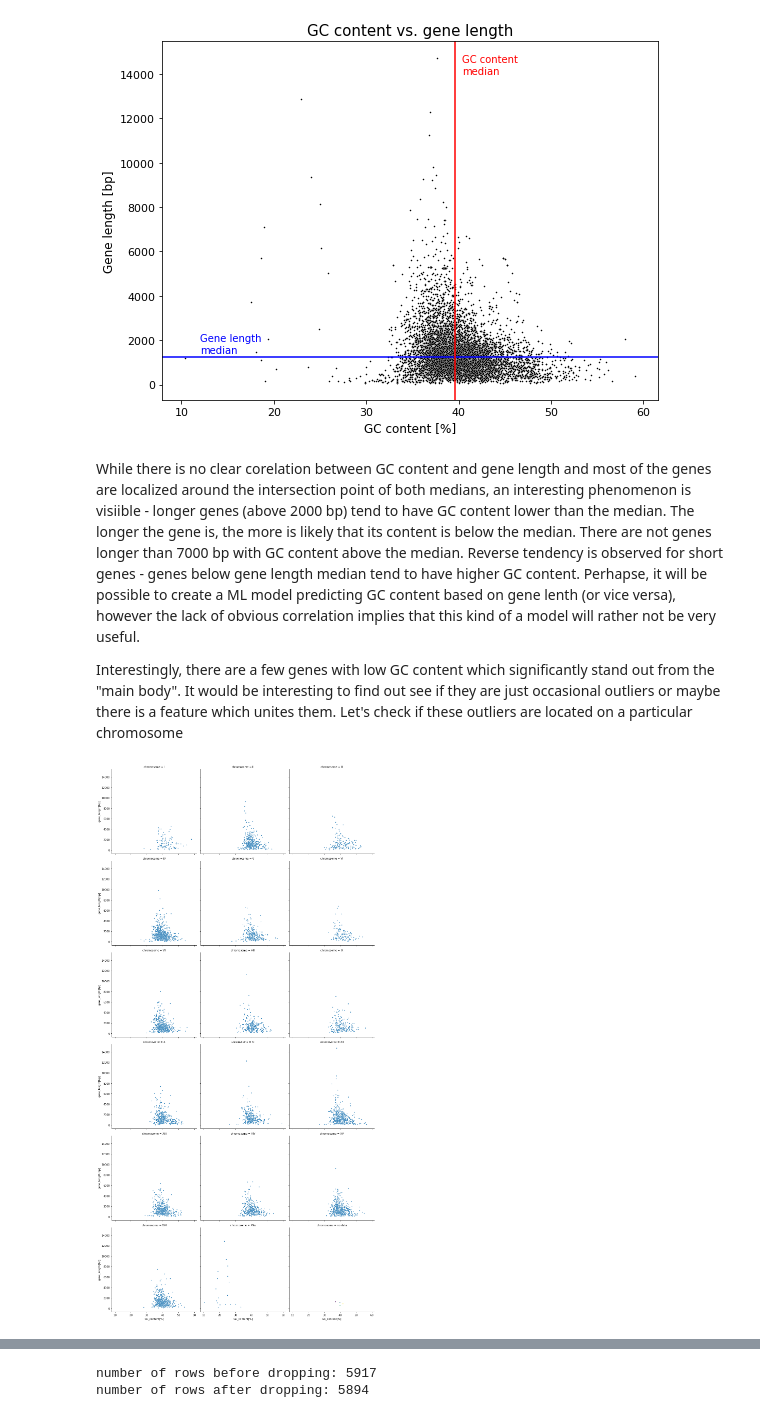
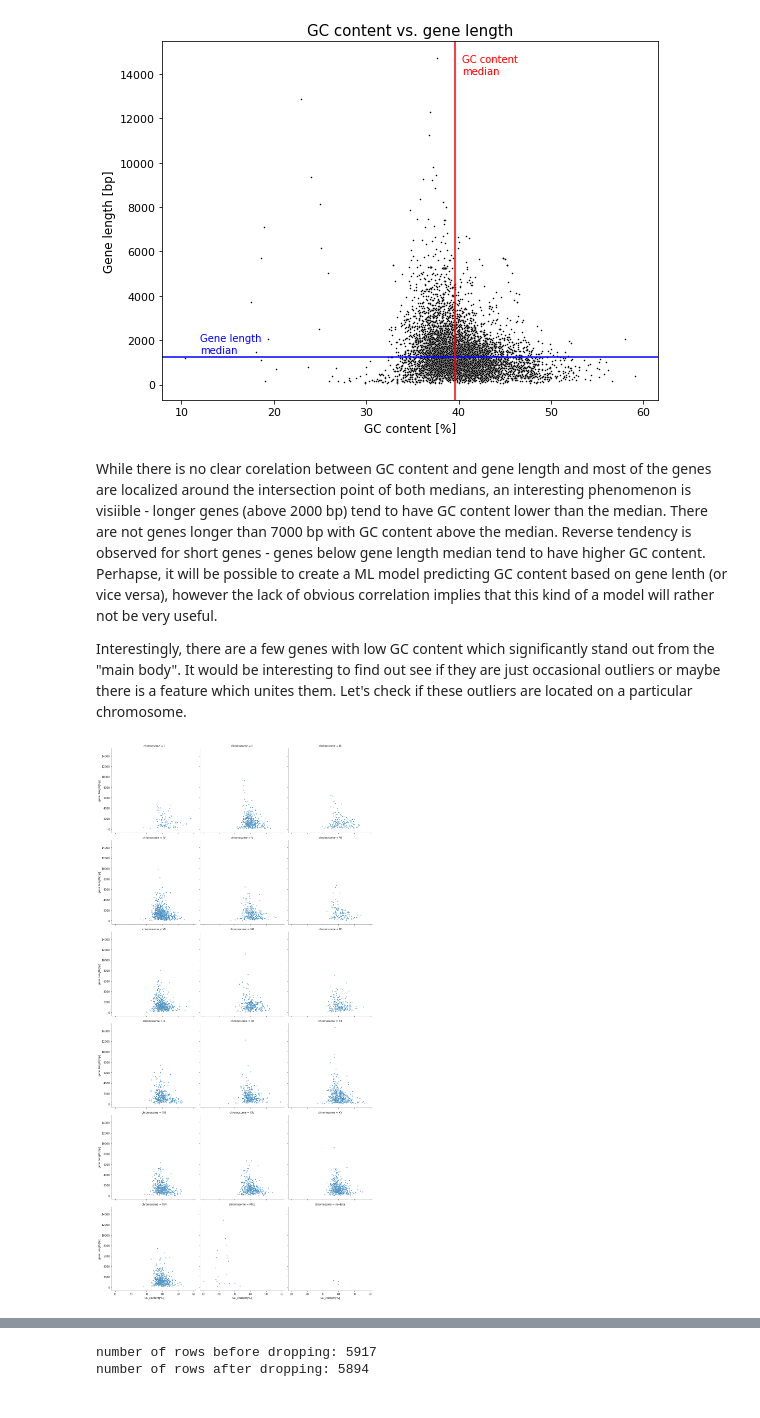
Before and after one commit to piotrsoczewka/Essential_Genes, a Jupyter notebook: Data import and exploratory analysis.ipynb, the cells around one changed output, grey strips where cells are left out. Saved outputs shown, nothing was run; the diff lists cells and outputs as text; code cells hidden in the pictures.

```diff
--- a/Data import and exploratory analysis.ipynb
+++ b/Data import and exploratory analysis.ipynb
@@ -24,7 +22,7 @@ def set_bar_width(ax, new_width):
 # %%
 # Importing data from the orf_genomic.fasta file.
 # Data is assigned to lists, which will serve as a base for creating dataframe.
-all_genes_data = SeqIO.parse("orf_genomic.fasta", "fasta")
+all_genes_data = SeqIO.parse("data/orf_genomic.fasta", "fasta")
 
 # Preparing list for storing extracted data
 gene_ID = []
@@ -35,7 +33,8 @@ base_content = [[],[],[],[],[]]
 bases = ['A', 'T', 'C', 'G']
 
 # A loop extracting desired data.
-# Some of the genes did not have an assigned chromosome, which caused an error. The try/except statement is applied to avoid that.
+# Some of the genes did not have an assigned chromosome, which caused an error.
+# The try/except statement is applied to avoid this.
 for seq_record in all_genes_data:
     gene_ID.append(seq_record.id)
     try:
@@ -164,12 +155,13 @@ plt.show()
 # %% [output]
 [figure]
 # %% [markdown]
-While there is no clear corelation between GC content and gene length and most of the genes are localized around the intersection point of both medians, an interesting phenomenon is visiible - longer genes (above 2000 bp) tend to have GC content lower than the median. The longer the gene is, the more is likely that its content is below the median. There are not genes longer than 7000 bp with GC content above the median. Reverse tendency is observed for short genes - genes below gene length median tend to have higher GC content. Perhapse, it will be possible to create a ML model predicting GC content based on gene lenth (or vice versa), however the lack of obvious correlation implies that this kind of a model will rather not be very useful.
+While there is no clear corelation between GC content and gene length and most of the genes are localized around the intersection point of both medians, an interesting phenomenon is visiible - longer genes (above 2000 bp) tend to have GC content lower than the median. There are not genes longer than 7000 bp with GC content above the median. Reverse tendency is observed for short genes - genes below gene length median tend to have higher GC content. Perhapse, it will be possible to create a ML model predicting GC content based on gene lenth (or vice versa), however the lack of obvious correlation implies that this kind of a model will rather not be very useful.
 
-Interestingly, there are a few genes with low GC content which significantly stand out from the "main body". It would be interesting to find out see if they are just occasional outliers or maybe there is a feature which unites them. Let's check if these outliers are located on a particular chromosome
+Interestingly, there are a few genes with low GC content which significantly stand out from the "main body". It would be interesting to find out see if they are just occasional outliers or maybe there is a feature which unites them. Let's check if these outliers are located on a particular chromosome.
 # %%
 sns.relplot(data=all_genes_df, x="GC_content[%]", y='gene_length[bp]', col='chromosome', col_wrap=3, s=10)
+plt.tight_layout()
 plt.show()
 # %% [output]
-[figure, old version]
+[figure, new version]
 # %% [markdown]
```
Also changed, not shown: parts of 20 cells of this notebook, 7 other files.
